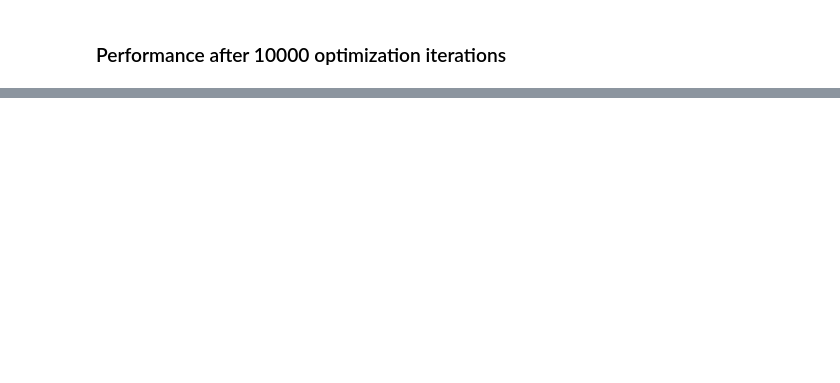
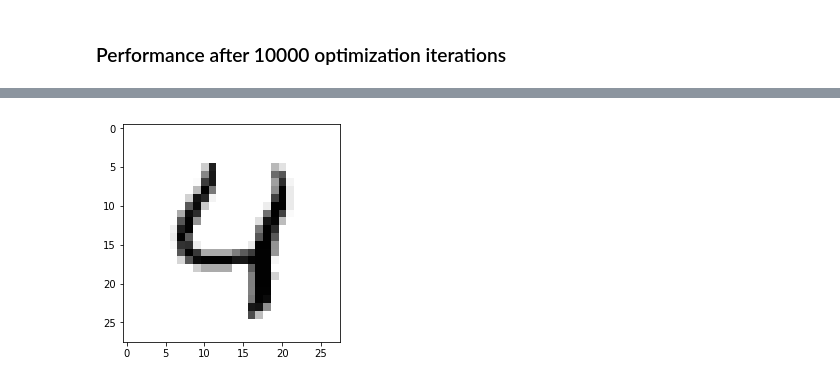
Before and after one commit to bvsk35/TensorFlow-Codes, a Jupyter notebook: 3-MNIST-Classification-CNN/TF_MNIST-CNN.ipynb, the cells around one changed output, grey strips where cells are left out. Cells and saved outputs as stored; diff of their text form; code cells hidden in the pictures; blank space fills up the shorter version.

```diff
--- a/3-MNIST-Classification-CNN/TF_MNIST-CNN.ipynb
+++ b/3-MNIST-Classification-CNN/TF_MNIST-CNN.ipynb
@@ -775,0 +922,6 @@ Confusion Matrix:
+# %%
+# Example:
+image_2 = test_img[4]
+plot_image(image_2)
+# %% [output]
+[figure, added]
```
Also changed, not shown: parts of 38 cells of this notebook, 10 other files.
